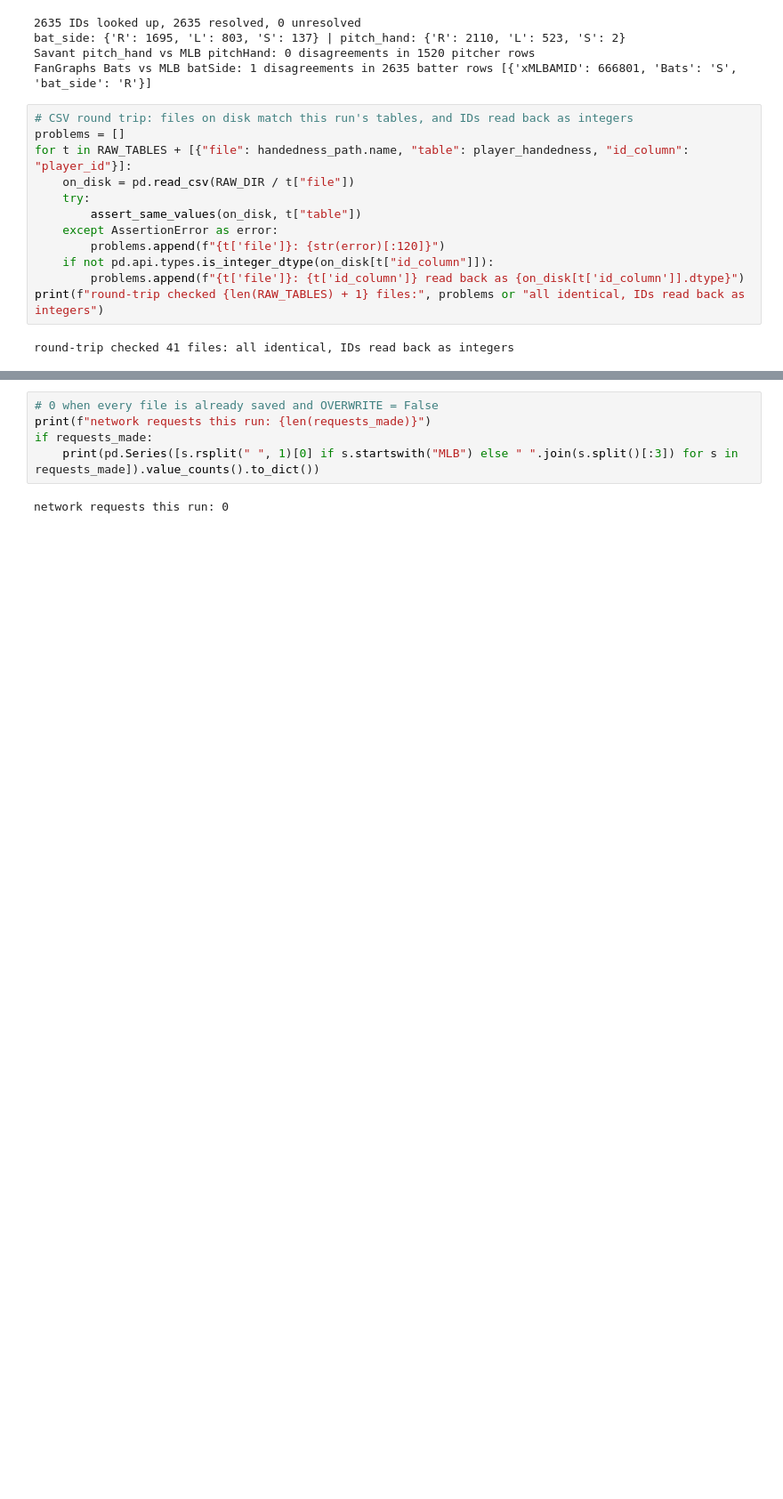
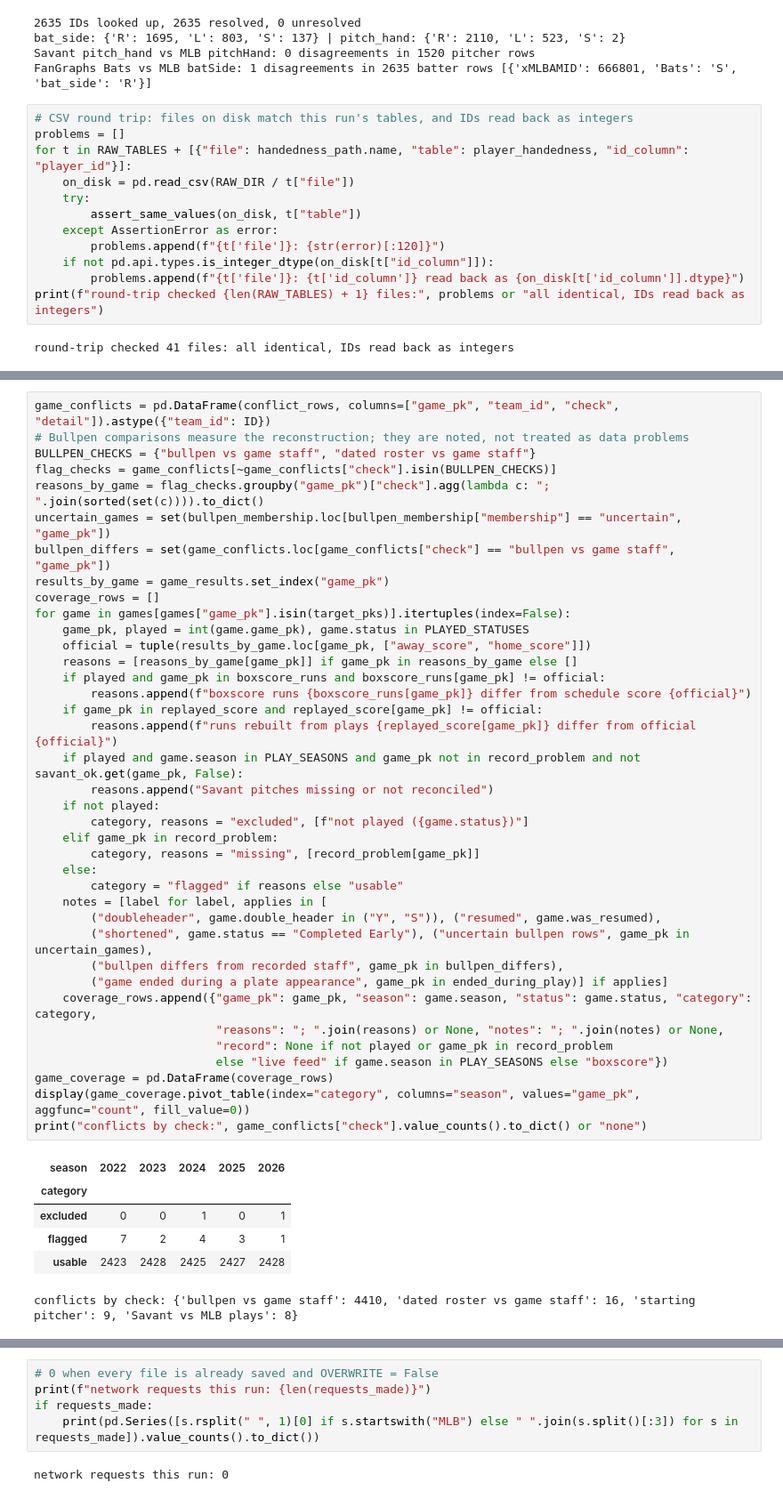
Before and after one commit to vartabje/mlb_game_simulator_win_probability_engine, a Jupyter notebook: notebooks/savant_scrape_updated.ipynb, the cells around one changed output, grey strips where cells are left out. Shown at 89% size. Cells and saved outputs as stored; diff of their text form; blank space fills up the shorter version.

```diff
--- a/notebooks/savant_scrape_updated.ipynb
+++ b/notebooks/savant_scrape_updated.ipynb
@@ -1043,0 +2050,45 @@ round-trip checked 41 files: all identical, IDs read back as integers
+# %%
+game_conflicts = pd.DataFrame(conflict_rows, columns=["game_pk", "team_id", "check", "detail"]).astype({"team_id": ID})
+# Bullpen comparisons measure the reconstruction; they are noted, not treated as data problems
+BULLPEN_CHECKS = {"bullpen vs game staff", "dated roster vs game staff"}
+flag_checks = game_conflicts[~game_conflicts["check"].isin(BULLPEN_CHECKS)]
+reasons_by_game = flag_checks.groupby("game_pk")["check"].agg(lambda c: "; ".join(sorted(set(c)))).to_dict()
+uncertain_games = set(bullpen_membership.loc[bullpen_membership["membership"] == "uncertain", "game_pk"])
+bullpen_differs = set(game_conflicts.loc[game_conflicts["check"] == "bullpen vs game staff", "game_pk"])
+results_by_game = game_results.set_index("game_pk")
+coverage_rows = []
+for game in games[games["game_pk"].isin(target_pks)].itertuples(index=False):
+    game_pk, played = int(game.game_pk), game.status in PLAYED_STATUSES
+    official = tuple(results_by_game.loc[game_pk, ["away_score", "home_score"]])
+    reasons = [reasons_by_game[game_pk]] if game_pk in reasons_by_game else []
+    if played and game_pk in boxscore_runs and boxscore_runs[game_pk] != official:
+        reasons.append(f"boxscore runs {boxscore_runs[game_pk]} differ from schedule score {official}")
+    if game_pk in replayed_score and replayed_score[game_pk] != official:
+        reasons.append(f"runs rebuilt from plays {replayed_score[game_pk]} differ from official {official}")
+    if played and game.season in PLAY_SEASONS and game_pk not in record_problem and not savant_ok.get(game_pk, False):
+        reasons.append("Savant pitches missing or not reconciled")
+    if not played:
+        category, reasons = "excluded", [f"not played ({game.status})"]
+    elif game_pk in record_problem:
+        category, reasons = "missing", [record_problem[game_pk]]
+    else:
+        category = "flagged" if reasons else "usable"
+    notes = [label for label, applies in [
+        ("doubleheader", game.double_header in ("Y", "S")), ("resumed", game.was_resumed),
+        ("shortened", game.status == "Completed Early"), ("uncertain bullpen rows", game_pk in uncertain_games),
+        ("bullpen differs from recorded staff", game_pk in bullpen_differs),
+        ("game ended during a plate appearance", game_pk in ended_during_play)] if applies]
+    coverage_rows.append({"game_pk": game_pk, "season": game.season, "status": game.status, "category": category,
+                          "reasons": "; ".join(reasons) or None, "notes": "; ".join(notes) or None,
+                          "record": None if not played or game_pk in record_problem
+                          else "live feed" if game.season in PLAY_SEASONS else "boxscore"})
+game_coverage = pd.DataFrame(coverage_rows)
+display(game_coverage.pivot_table(index="category", columns="season", values="game_pk", aggfunc="count", fill_value=0))
+print("conflicts by check:", game_conflicts["check"].value_counts().to_dict() or "none")
+# %% [output]
+| season | 2022 | 2023 | 2024 | 2025 | 2026 |
+| category |  |  |  |  |  |
+| excluded | 0 | 0 | 1 | 0 | 1 |
+| flagged | 7 | 2 | 4 | 3 | 1 |
+| usable | 2423 | 2428 | 2425 | 2427 | 2428 |
+conflicts by check: {'bullpen vs game staff': 4410, 'dated roster vs game staff': 16, 'starting pitcher': 9, 'Savant vs MLB plays': 8}
```
Also changed, not shown: parts of 29 cells of this notebook, 50 other files.
